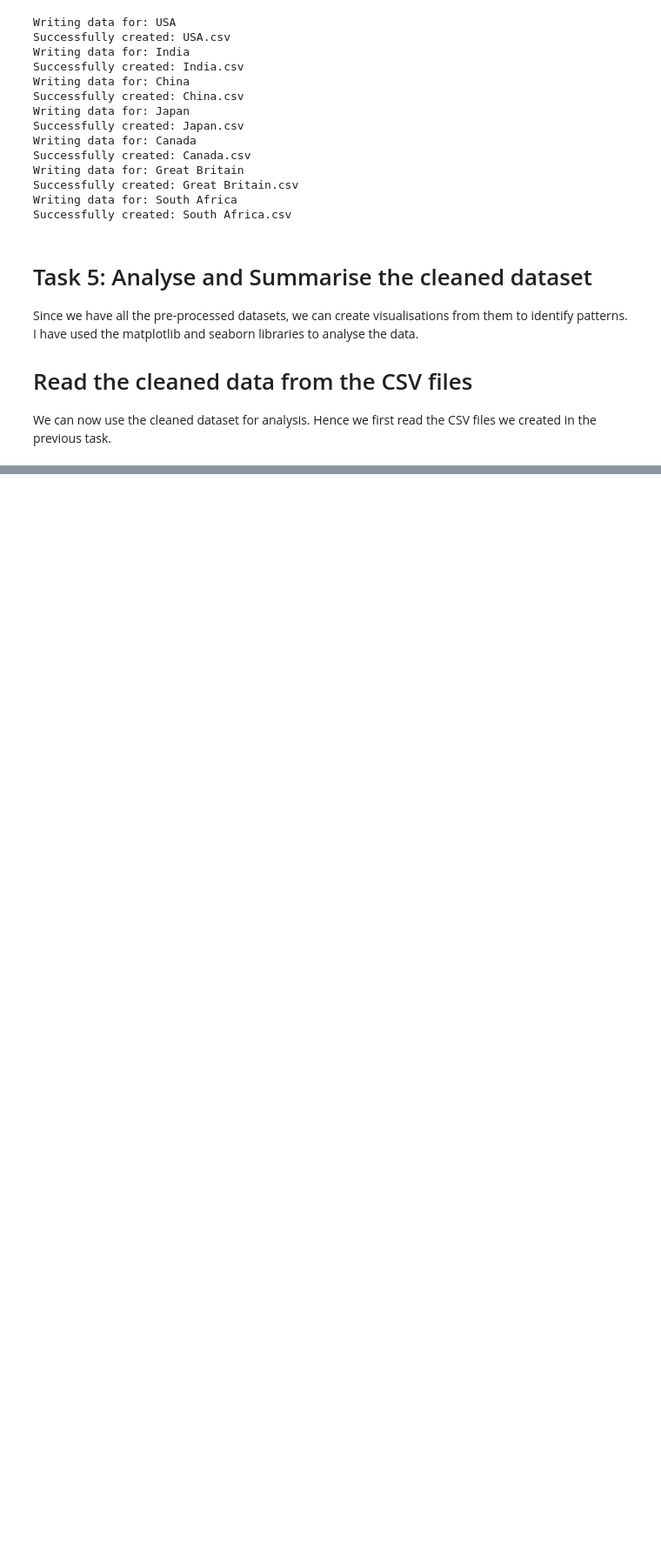
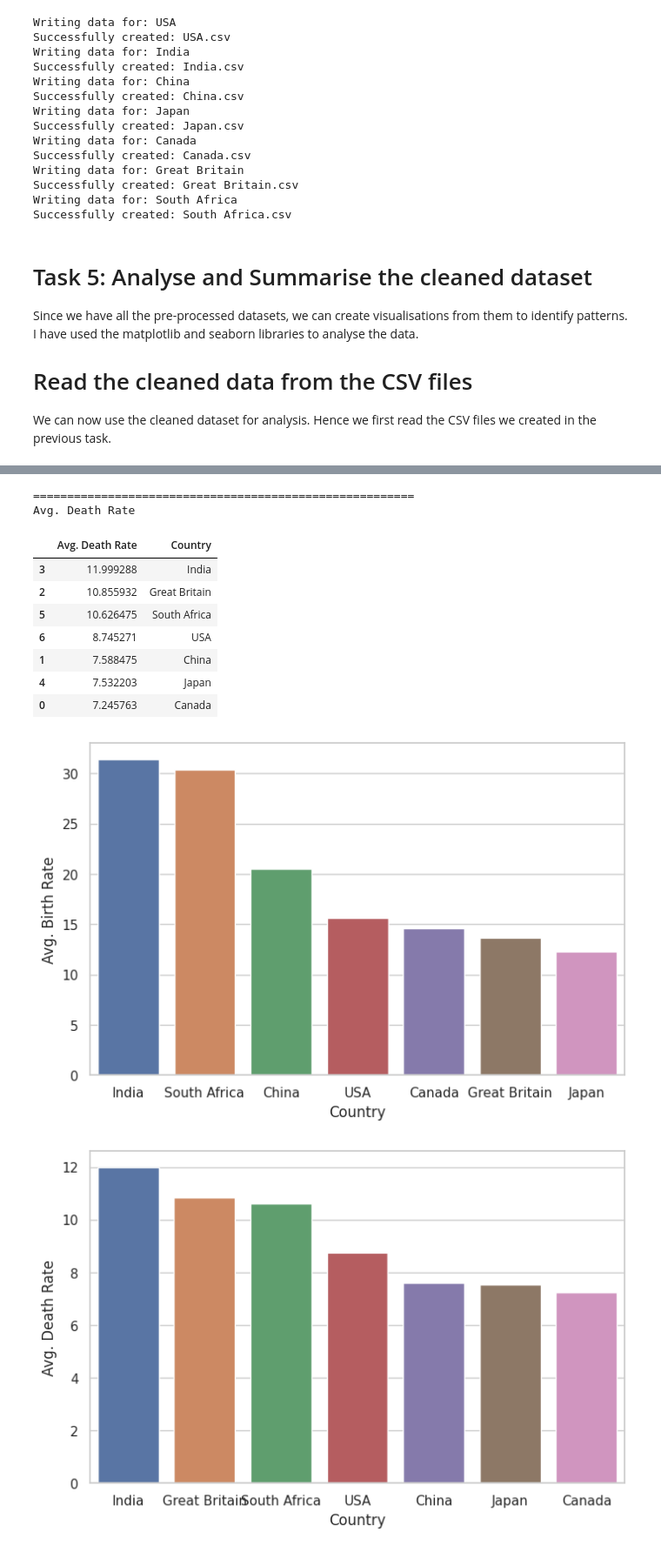
Before and after one commit to YogeshThakare007/World-Bank-Data-EDA, a Jupyter notebook: World Bank EDA.ipynb, the cells around one changed output, grey strips where cells are left out. Shown at 87% size. Drawn from its saved outputs; the diff is of its cells as text; code cells hidden in the pictures; blank space fills up the shorter version.

```diff
--- a/World Bank EDA.ipynb
+++ b/World Bank EDA.ipynb
@@ -513,0 +547,3 @@ We can now use the cleaned dataset for analysis. Hence we first read the CSV fil
+# %%
+combined_df=pd.concat(list_cleaned_df,sort=False)
+combined_df.head(200)
@@ -513,0 +618,38 @@ We can now use the cleaned dataset for analysis. Hence we first read the CSV fil
+# %%
+def group_df(feature):
+    # create a new dataframe
+    df_grouped=pd.DataFrame()
+
+    # find average for each country
+    df_grouped['Avg. ' + feature]=combined_df.groupby('Country')[feature].mean()
+
+    # set the index as a column - countries
+    df_grouped['Country']=df_grouped.index
+
+    # drop the index
+    df_grouped.reset_index(drop=True, inplace=True)
+
+    # sort the rows based of Avg Birth rate
+    df_grouped.sort_values('Avg. '+feature, inplace=True, ascending=False)
+
+    print("Avg. " + feature)
+    display(df_grouped)
+
+    return df_grouped
+
+def plot_bar(df, x_feature, y_feature):
+    # bar plot
+    plt.figure(figsize=(8, 5))
+    sns.set(style="whitegrid")
+    ax = sns.barplot(
+        data= df,
+        x= x_feature,
+        y= "Avg. " + y_feature)
+# %%
+df_birth=group_df('Birth Rate')
+plot_bar(df_birth, 'Country', 'Birth Rate')
+
+print("========================================================")
+df_death=group_df('Death Rate')
+plot_bar(df_death, 'Country', 'Death Rate')
+# %% [output]
@@ -513,0 +665,12 @@ We can now use the cleaned dataset for analysis. Hence we first read the CSV fil
+========================================================
+Avg. Death Rate
+|  | Avg. Death Rate | Country |
+| 3 | 11.999288 | India |
+| 2 | 10.855932 | Great Britain |
+| 5 | 10.626475 | South Africa |
+| 6 | 8.745271 | USA |
+| 1 | 7.588475 | China |
+| 4 | 7.532203 | Japan |
+| 0 | 7.245763 | Canada |
+[figure, added]
+[figure, added]
```
Also changed, not shown: parts of 26 cells of this notebook.
